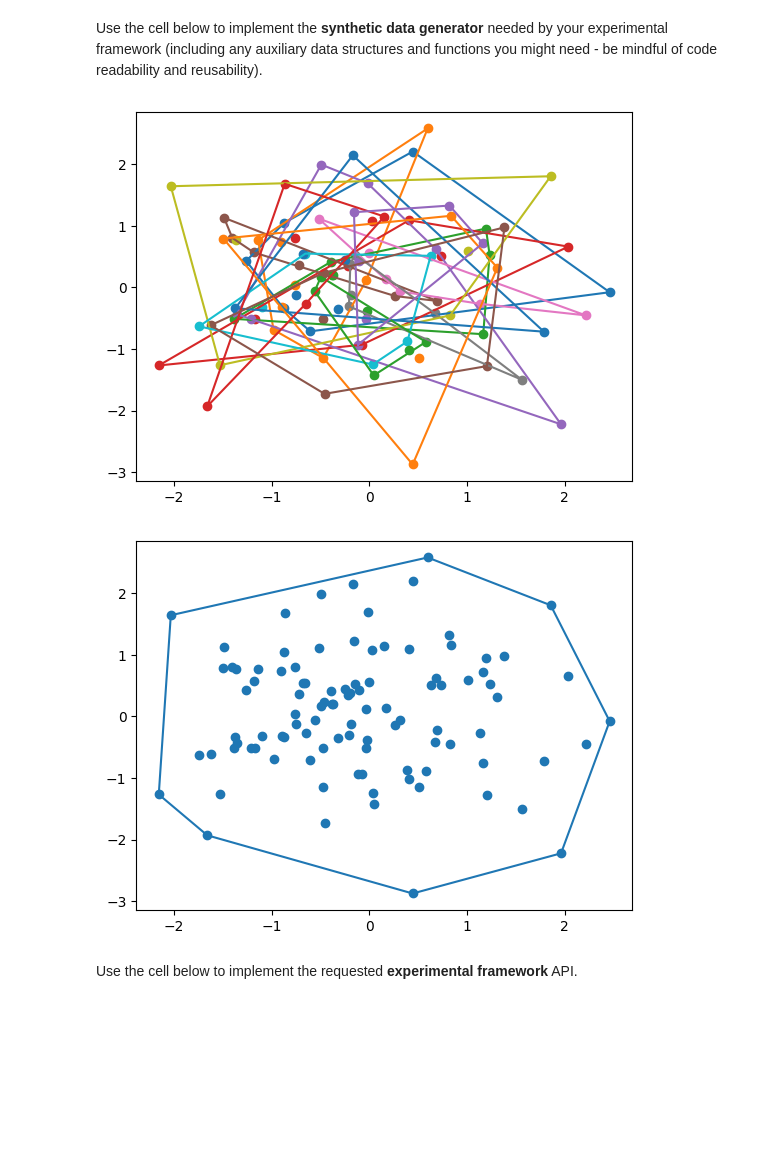
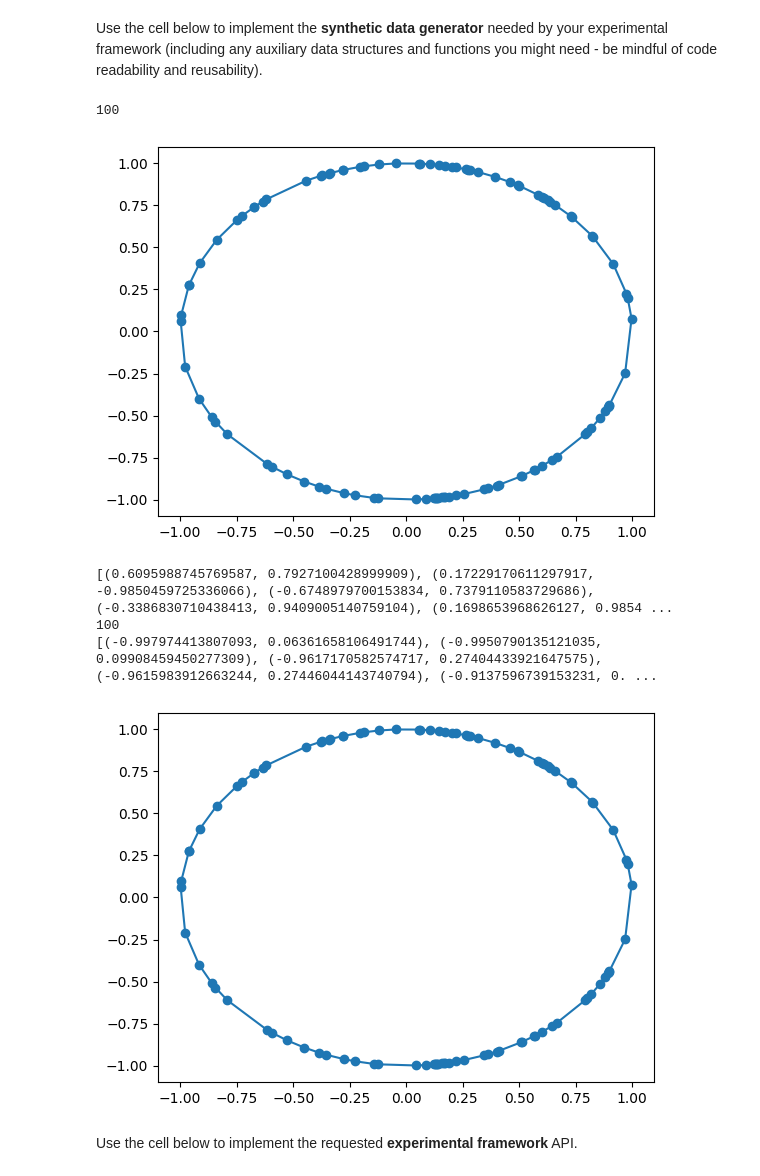
Before and after one commit to igreat/convex-hull, a Jupyter notebook: grp-001-0005code.ipynb, the cells around one changed output. Cells and saved outputs as stored; diff of their text form; code cells hidden in the pictures; blank space fills up the shorter version.

Commit message:
temporary fix to chan algorithm

```diff
--- a/grp-001-0005code.ipynb
+++ b/grp-001-0005code.ipynb
@@ -84,6 +81,8 @@ def graham_scan(input_set: list[tuple[int, int]]) -> list[tuple[int, int]]:
             Returns:
                     output_set (list): a list of 2D points
     """
+    if len(input_set) < 3:
+        return input_set
     stack = []
     min_y_index = get_min_y_index(input_set)
     input_set[0], input_set[min_y_index] = input_set[min_y_index], input_set[0]
@@ -110,7 +109,3 @@ def plot_points(input_set: list[tuple[int, int]], output_set: list[tuple[int, in
     y.append(output_set[0][1])
     plt.plot(x, y)
     plt.show()
-# %%
-# test graham scan
-output_set = graham_scan(test_points)
-plot_points(test_points, output_set)
@@ -259,7 +240,7 @@ class TestDataGenerator():
 
     """
 
-    def __init__(self, test_size: int, seed: int = 0):
+    def __init__(self, test_size: int, seed: int | None = None):
         self.test_size = test_size
         self.seed = seed
 
@@ -268,21 +249,36 @@ class TestDataGenerator():
 
     def generate_concentric_circles(self) -> list[tuple[int, int]]:
         list_of_points = []
-        for i in range(self.n):
+        for _ in range(self.test_size):
             x = random.uniform(-1, 1)
-            list_of_points.append((x, (1 - math.sqrt(x**2))))
+            list_of_points.append((x, math.sqrt(1 - x**2) * random.choice([1, -1])))
+        return list_of_points
 
     def generate_random_points(self) -> list[tuple[int, int]]:
-        random.seed(self.seed)
+        if self.seed is not None:
+            random.seed(self.seed)
         return [(random.gauss(0, 1), random.gauss(0, 1)) for _ in range(self.test_size)]
 
     def generate_random_points_with_outliers(self) -> list[tuple[int, int]]:
         pass
-# %%
-data_generator = TestDataGenerator(100)
-# %% [output]
-[figure, removed]
-[figure, removed]
+# %%
+data_generator = TestDataGenerator(test_size=100, seed=0)
+test_points = data_generator.generate_concentric_circles()
+print(len(test_points))
+target_set = jarvis_march(test_points)
+plot_points(test_points, target_set)
+print(test_points)
+output_set = chan(test_points)
+print(len(output_set))
+print(output_set)
+plot_points(test_points, output_set)
+# %% [output]
+100
+[figure, added]
+[(0.6095988745769587, 0.7927100428999909), (0.17229170611297917, -0.9850459725336066), (-0.6748979700153834, 0.7379110583729686), (-0.3386830710438413, 0.9409005140759104), (0.1698653968626127, 0.9854 ...
+100
+[(-0.997974413807093, 0.06361658106491744), (-0.9950790135121035, 0.09908459450277309), (-0.9617170582574717, 0.27404433921647575), (-0.9615983912663244, 0.27446044143740794), (-0.9137596739153231, 0. ...
+[figure, added]
 # %% [markdown]
 Use the cell below to implement the requested **experimental framework** API.
 # %%
```
Also changed, not shown: parts of 4 cells of this notebook.
